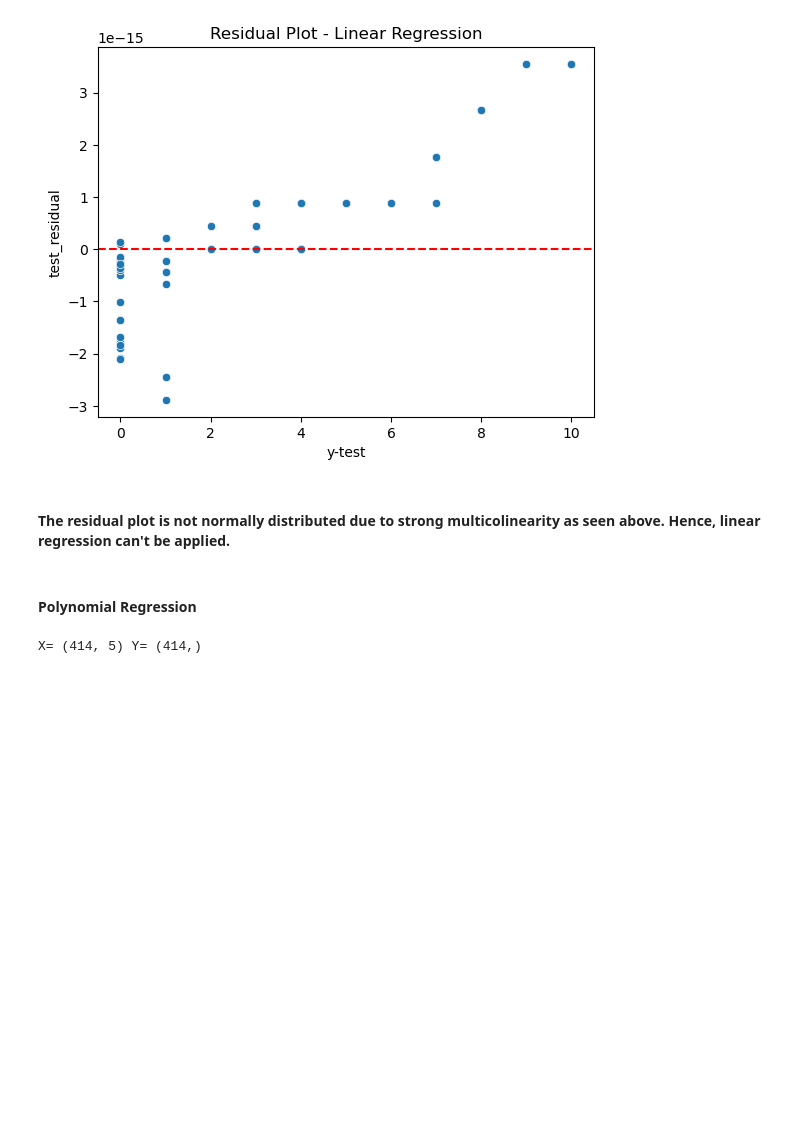
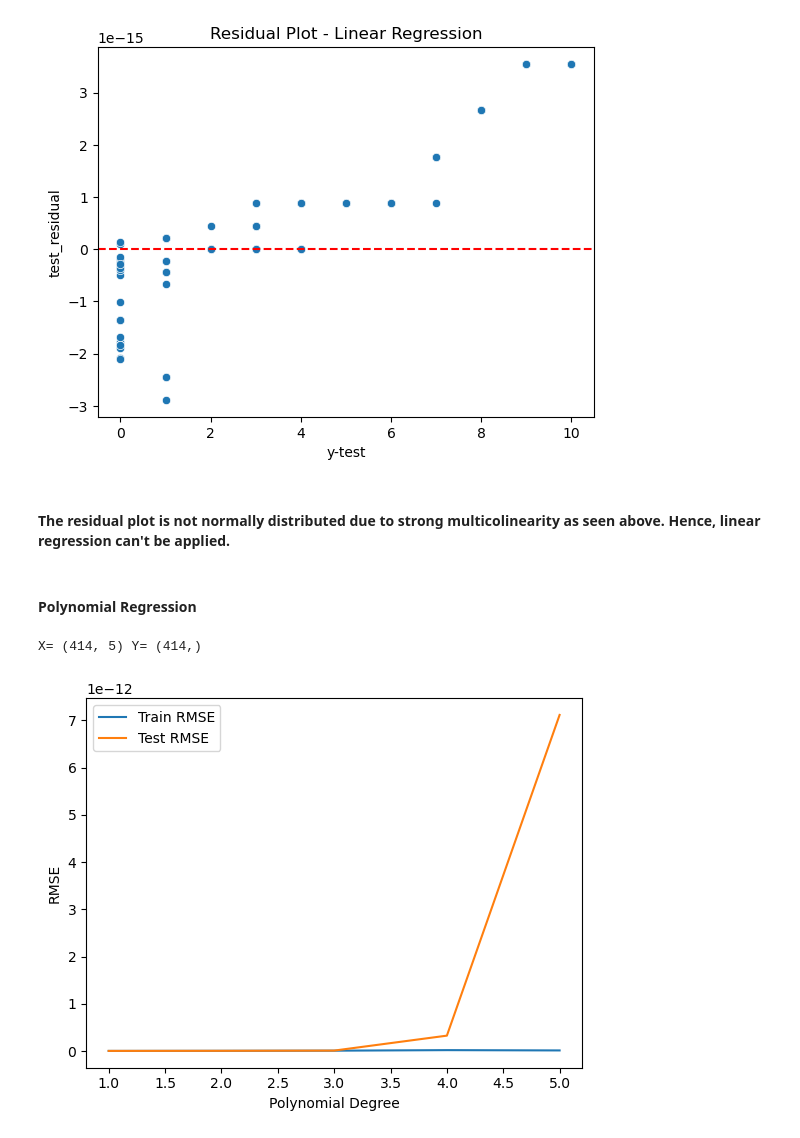
Before and after one commit to AnkitaChavan119/Data-Science-Portfolio, a Jupyter notebook: Machine Learning Projects/polynomial_regression.ipynb, the cells around one changed output. Drawn from its saved outputs; the diff is of its cells as text; code cells hidden in the pictures; blank space fills up the shorter version.

```diff
--- a/Machine Learning Projects/polynomial_regression.ipynb
+++ b/Machine Learning Projects/polynomial_regression.ipynb
@@ -190,3 +193,50 @@ plt.axhline(y=0, color='r', ls='--')
 print('X=',X.shape, 'Y=', y.shape)
 # %% [output]
 X= (414, 5) Y= (414,)
+# %%
+X_train, X_test, y_train, y_test = train_test_split(X, y, test_size=0.3, random_state=101)
+# %%
+def build_polynomial_models(X_train, y_train, X_test, y_test, max_degree):
+
+    train_RMSE_list = []
+    test_RMSE_list = []
+
+    # runs from degree = 1 to max_degree
+    for degree in range(1, max_degree+1):
+
+        pipeline_steps = [
+            PolynomialFeatures(degree=degree),
+            StandardScaler(),
+            LinearRegression()
+        ]
+        pipeline = make_pipeline(*pipeline_steps)
+
+        # train the model using X_train and y_train
+        pipeline.fit(X_train, y_train)
+
+        # Predict output for X_train
+        train_predictions = pipeline.predict(X_train)
+        train_RMSE = mean_squared_error(y_train, train_predictions)**0.5
+        train_RMSE_list.append(train_RMSE)
+
+        # Predict output for X_test (unseen data)
+        test_predictions = pipeline.predict(X_test)
+        test_RMSE = mean_squared_error(y_test, test_predictions)**0.5
+        test_RMSE_list.append(test_RMSE)
+
+    RMSE_df = pd.DataFrame({'Training RMSE': train_RMSE_list, 'Test RMSE': test_RMSE_list}, index=range(1, max_degree+1))
+
+    RMSE_df.index.name = 'Degree'
+
+    plt.plot(range(1,6), train_RMSE_list[:5], label='Train RMSE')
+    plt.plot(range(1,6), test_RMSE_list[:5], label='Test RMSE')
+
+    plt.xlabel('Polynomial Degree')
+    plt.ylabel('RMSE')
+    plt.legend()
+
+    return RMSE_df
+# %%
+RMSE_df = build_polynomial_models(X_train,y_train,X_test,y_test,12)
+# %% [output]
+[figure, added]
```
Also changed, not shown: parts of 20 cells of this notebook.
